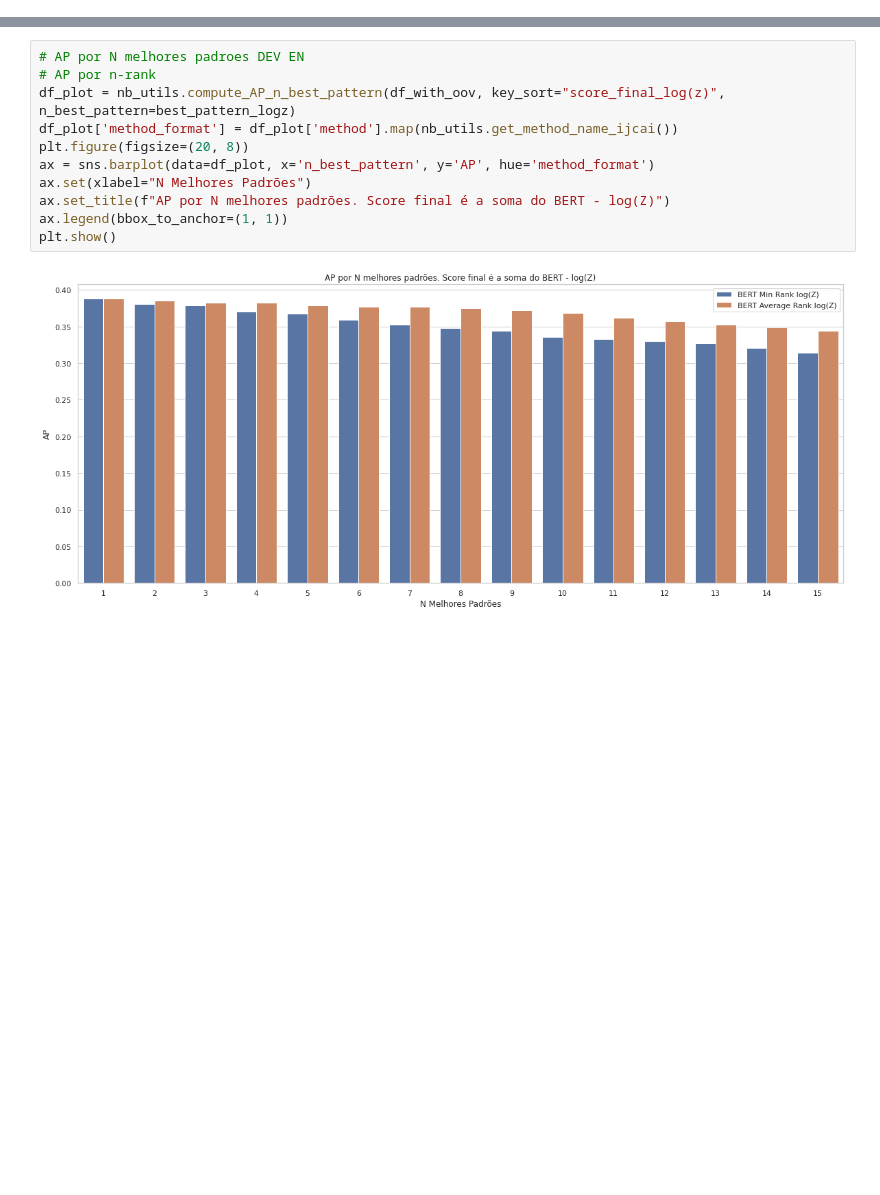
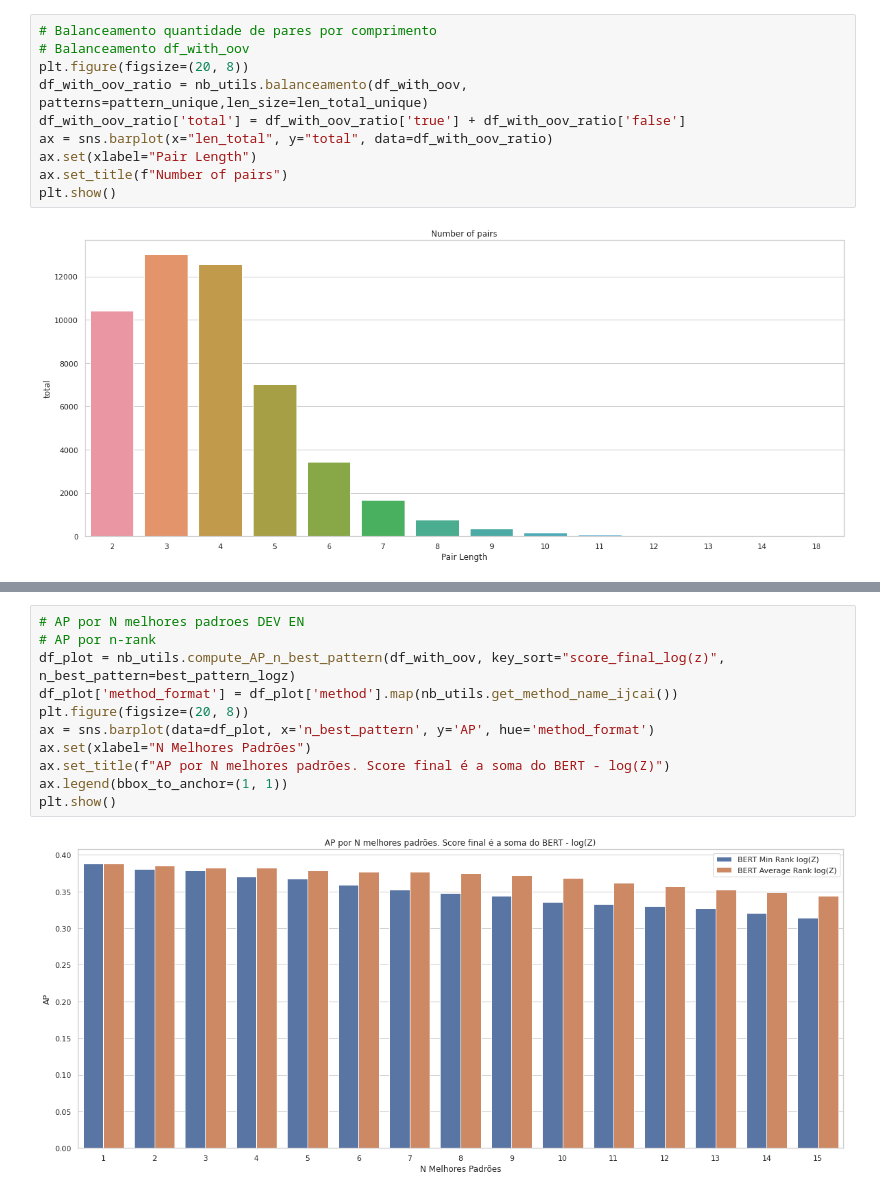
Before and after one commit to eraldoluis/hyper_bert, a Jupyter notebook: nb/ijcnn-nb/ijcnn.ipynb, the cells around one changed output, grey strips where cells are left out. Cells and saved outputs as stored; diff of their text form; blank space fills up the shorter version.

```diff
--- a/nb/ijcnn-nb/ijcnn.ipynb
+++ b/nb/ijcnn-nb/ijcnn.ipynb
@@ -33,0 +50,12 @@ DF all with OOV = 49475
+# %%
+# Balanceamento quantidade de pares por comprimento
+# Balanceamento df_with_oov
+plt.figure(figsize=(20, 8))
+df_with_oov_ratio = nb_utils.balanceamento(df_with_oov, patterns=pattern_unique,len_size=len_total_unique)
+df_with_oov_ratio['total'] = df_with_oov_ratio['true'] + df_with_oov_ratio['false']
+ax = sns.barplot(x="len_total", y="total", data=df_with_oov_ratio)
+ax.set(xlabel="Pair Length")
+ax.set_title(f"Number of pairs")
+plt.show()
+# %% [output]
+[figure, added]
```
Also changed, not shown: parts of 53 cells of this notebook.
